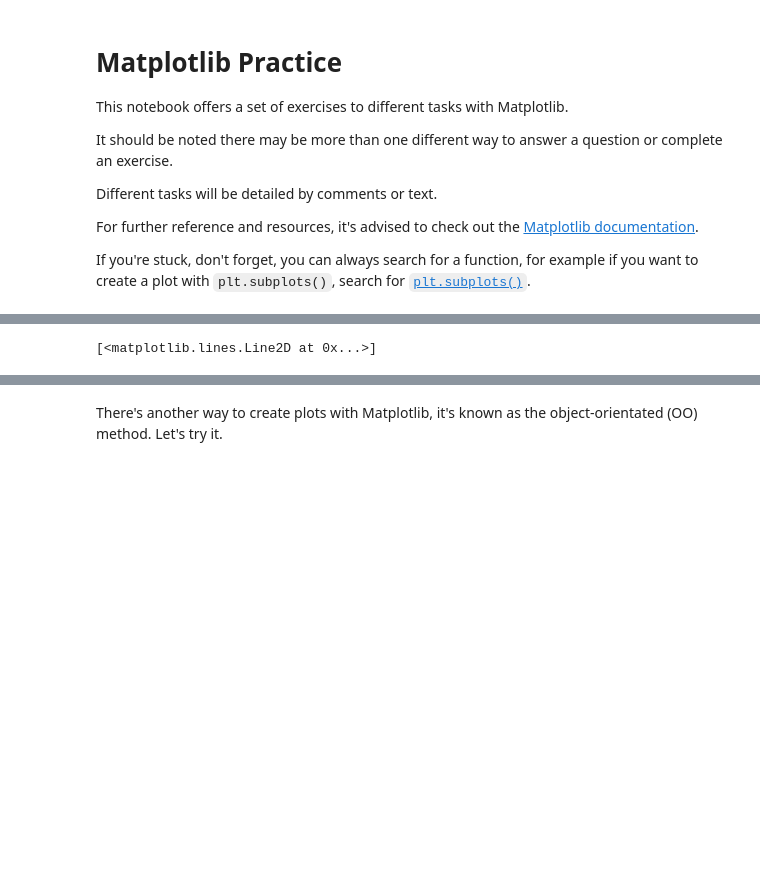
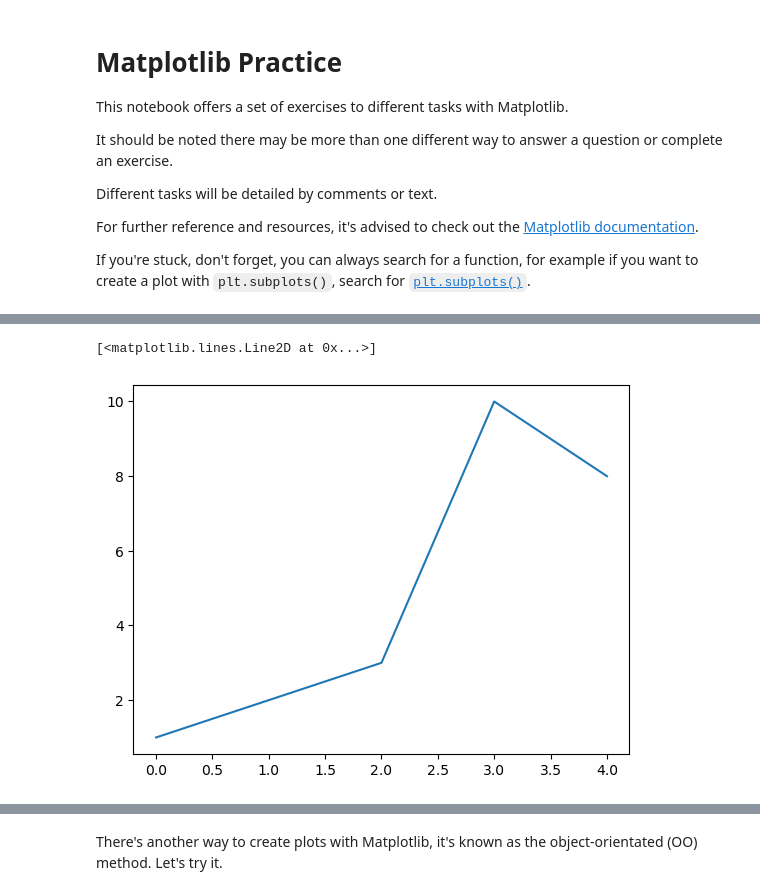
Before and after one commit to bineshburjamagar/data-science-journey, a Jupyter notebook: matplotlib assignments/matplotlib-exercises.ipynb, the cells around one changed output, grey strips where cells are left out. Drawn from its saved outputs; the diff is of its cells as text; code cells hidden in the pictures; blank space fills up the shorter version.

```diff
--- a/matplotlib assignments/matplotlib-exercises.ipynb
+++ b/matplotlib assignments/matplotlib-exercises.ipynb
@@ -21,7 +23,8 @@ plt.plot();
 # %%
 # Plot a single Python list
-plt.plot(1,2)
+plt.plot([1, 2, 3, 10, 8])
 # %% [output]
 [<matplotlib.lines.Line2D at 0x...>]
+[figure, added]
 # %%
 # Create two lists, one called X, one called y, each with 5 numbers in them
```
Also changed, not shown: parts of 41 cells of this notebook, 4 other files.
